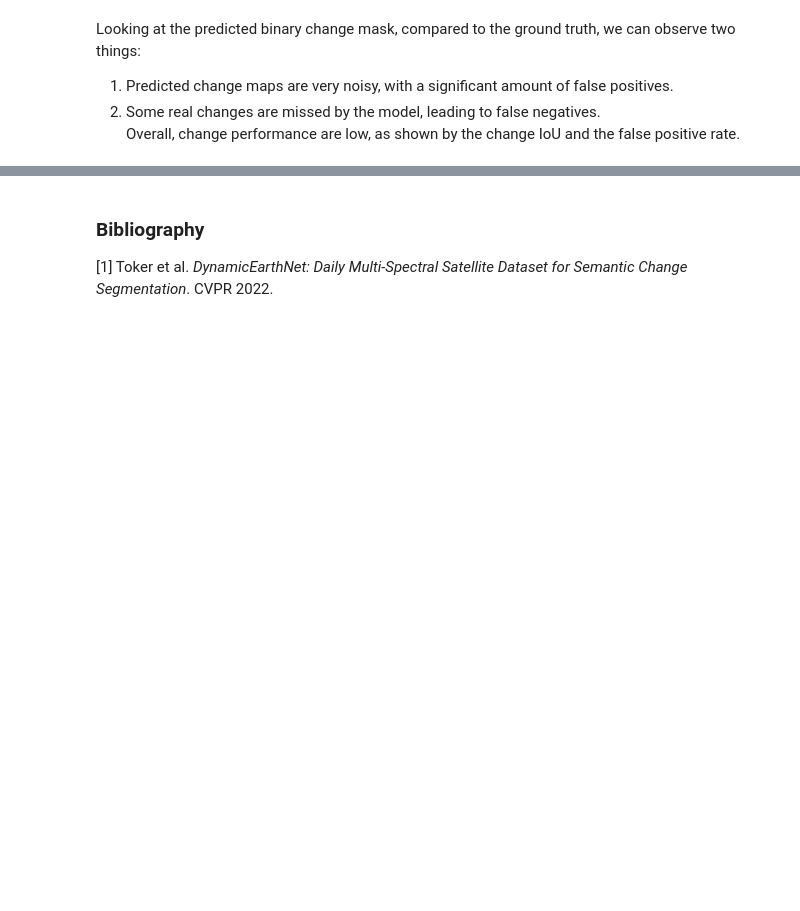
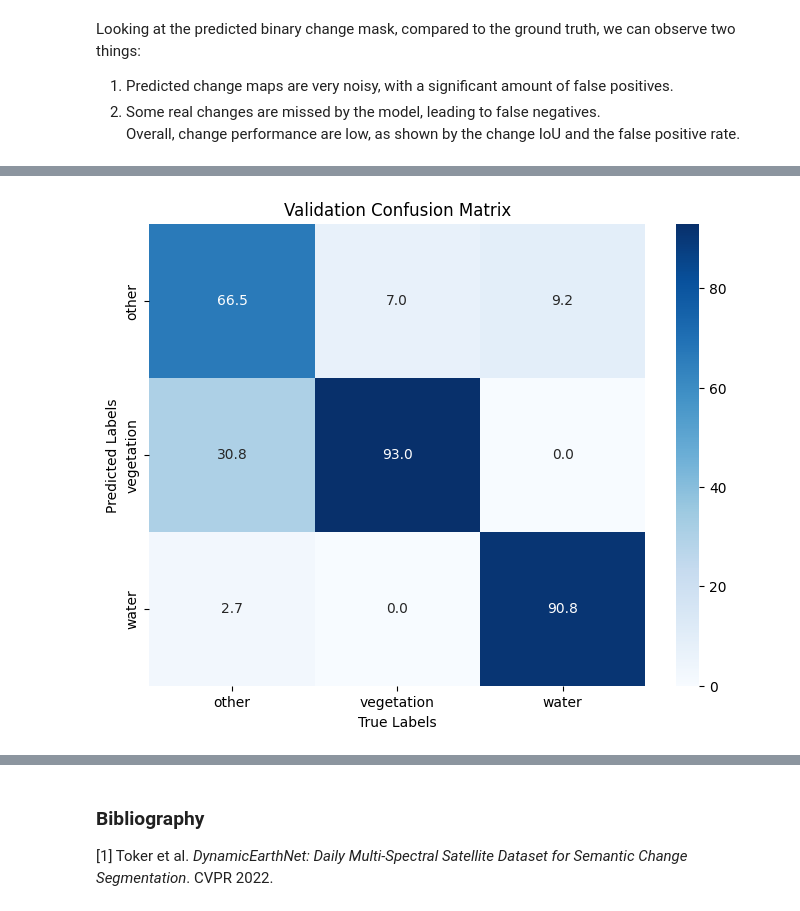
Before and after one commit to ElliotVincent/iadf_tutorial, a Jupyter notebook: tutorial_2.ipynb, the cells around one changed output, grey strips where cells are left out. Cells and saved outputs as stored; diff of their text form; code cells hidden in the pictures; blank space fills up the shorter version.

```diff
--- a/tutorial_2.ipynb
+++ b/tutorial_2.ipynb
@@ -1103,12 +1145,16 @@ def training_step(batch, model, criterion, optimizer, device):
     labs = labs.to(device)
     # imgs of shape (B, T, C, H, W)
     optimizer.zero_grad()
-    temp_indices = torch.tensor([random.sample(range(imgs.size(1)), 8) for _ in range(imgs.size(0))], device=imgs.device)  # (B, 2)
+    temp_indices = torch.tensor([random.sample(range(imgs.size(1)), 6) for _ in range(imgs.size(0))], device=imgs.device)  # (B, 2)
     temp_indices, _ = torch.sort(temp_indices, dim=1)
     batch_idx = torch.arange(imgs.size(0), device=imgs.device)[:, None]
     imgs, labs, days = imgs[batch_idx, temp_indices], labs[batch_idx, temp_indices], DAYS[None].expand((imgs.size(0), -1))[batch_idx, temp_indices]
-    sem_logits = model({"data": imgs, "positions": days})["logits"]
-    loss = criterion(sem_logits.reshape(-1, 3, 64, 64), labs.long().reshape(-1, 64, 64))
+    output = model({"data": imgs, "positions": days})
+    sem_logits, change_logits = output["logits"], output["change_logits"][:, 1:]
+    change_gt = nn.functional.one_hot((labs[:, :-1] != labs[:, 1:]).long(), num_classes=2).permute(0, 1, 4, 2, 3).float()
+    loss_change = torchvision.ops.sigmoid_focal_loss(change_logits.reshape(-1, 2, 64, 64), change_gt.reshape(-1, 2, 64, 64), reduction='mean')
+    loss_sem = criterion(sem_logits.reshape(-1, 3, 64, 64), labs.long().reshape(-1, 64, 64))
+    loss = loss_change + loss_sem
     loss.backward()
     optimizer.step()
     return loss
@@ -1119,11 +1165,14 @@ def validation_step(batch, model, criterion, device):
     imgs = imgs.to(device)
     labs = labs.to(device).squeeze(0)
     # imgs of shape (1, T, C, H, W)
-    sem_logits = model({"data": imgs, "positions": DAYS.unsqueeze(0)})["logits"]
+    output = model({"data": imgs, "positions": DAYS.unsqueeze(0)})
+    sem_logits, change_logits = output["logits"], output["change_logits"][:, 1:]
     change_gt = nn.functional.one_hot((labs[:-1] != labs[1:]).long(), num_classes=2).permute(0, 3, 1, 2).float()
-    loss = criterion(sem_logits.reshape(-1, 3, 64, 64), labs.long().reshape(-1, 64, 64))
+    loss_change = torchvision.ops.sigmoid_focal_loss(change_logits.reshape(-1, 2, 64, 64), change_gt.reshape(-1, 2, 64, 64), reduction='mean')
+    loss_sem = criterion(sem_logits.reshape(-1, 3, 64, 64), labs.long().reshape(-1, 64, 64))
+    loss = loss_change + loss_sem
     pred_sem = torch.argmax(sem_logits.squeeze(0), dim=1)
-    pred_change = (pred_sem[:-1] != pred_sem[1:]).long()
+    pred_change = torch.argmax(change_logits.squeeze(0), dim=1)
     return loss, pred_change, pred_sem, (labs[:-1] != labs[1:]).long(), labs.long()
 # %%
 train_loader = DataLoader(train_set, batch_size=16, shuffle=True)
@@ -1183,0 +1283,12 @@ for epoch in range(num_epochs):
+# %%
+# plot val_confusion matrix
+plt.figure(figsize=(8, 6))
+# normalize the confusion matrix for better visualization
+val_conf_matrix_normalized = best_model_val_conf_matrix.float() / best_model_val_conf_matrix.sum(dim=0, keepdim=True) * 100
+sns.heatmap(val_conf_matrix_normalized.cpu().numpy(), annot=True, fmt='.1f', cmap='Blues', xticklabels=[DYNAMICEARTHNET_CLASSES[i]["label"] for i in range(3)], yticklabels=[DYNAMICEARTHNET_CLASSES[i]["label"] for i in range(3)])
+plt.ylabel('Predicted Labels')
+plt.xlabel('True Labels')
+plt.title('Validation Confusion Matrix')
+plt.show()
+# %% [output]
+[figure, added]
```
Also changed, not shown: parts of 19 cells of this notebook.
